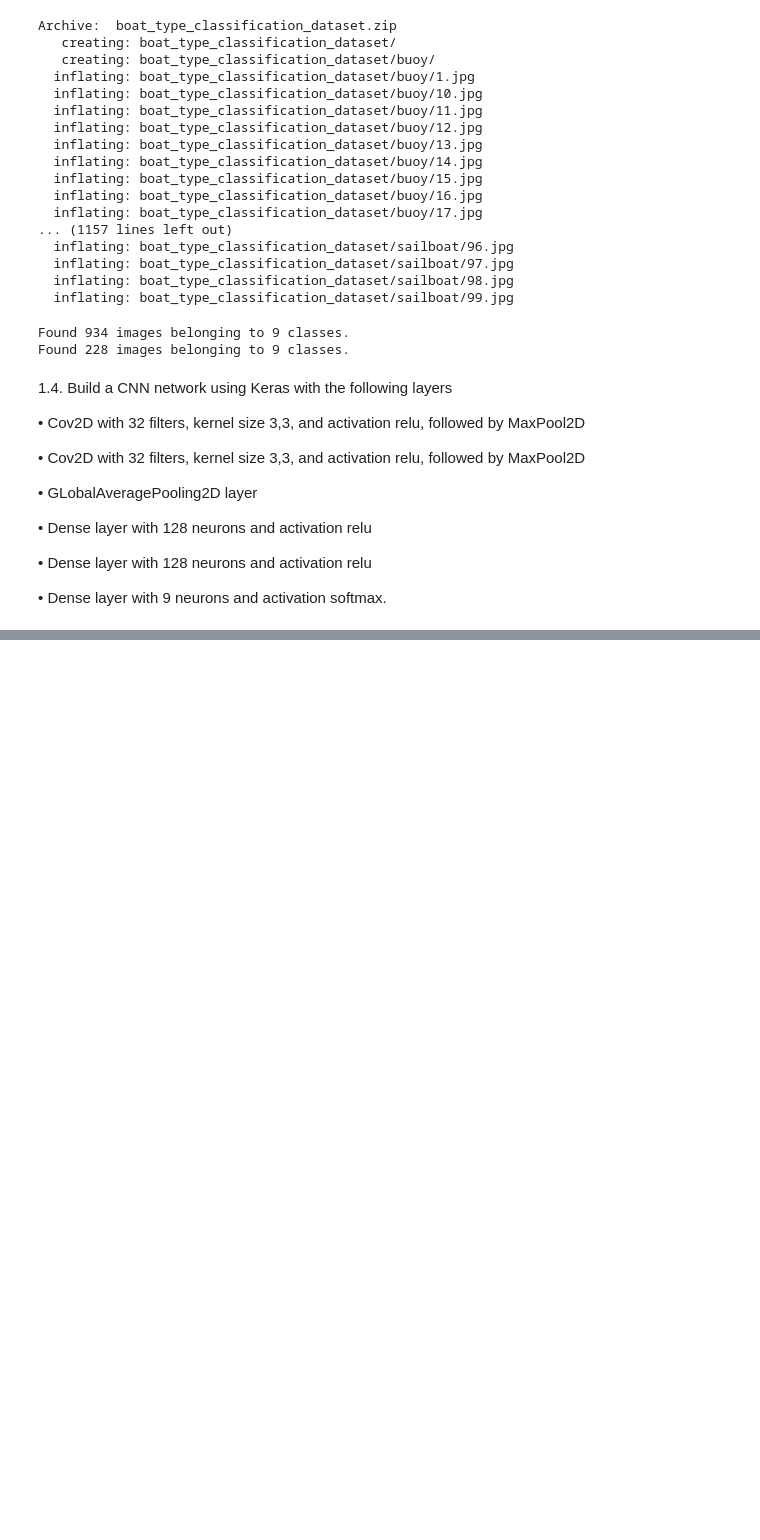
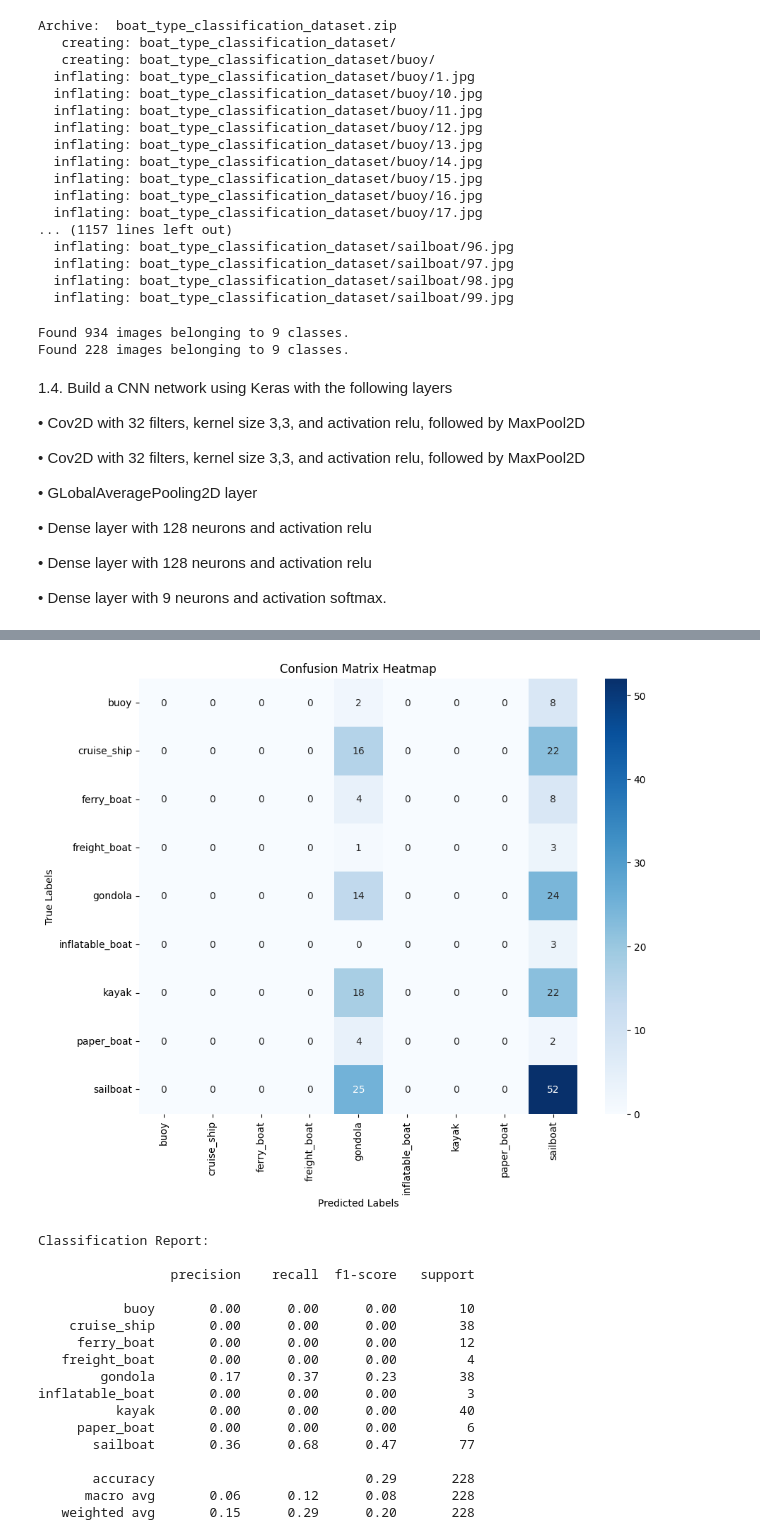
Before and after one commit to agarwalpratik/aiml, a Jupyter notebook: Automating_Port_Operations_DeepLearning.ipynb, the cells around one changed output, grey strips where cells are left out. Drawn from its saved outputs; the diff is of its cells as text; code cells hidden in the pictures; blank space fills up the shorter version.

```diff
--- a/Automating_Port_Operations_DeepLearning.ipynb
+++ b/Automating_Port_Operations_DeepLearning.ipynb
@@ -326,0 +283,38 @@ Test Precision: 0.6833, Test Recall: 0.1798
+# %%
+# 1.8 Plot heatmap of the confusion matrix and print classification report.
+
+import numpy as np
+import matplotlib.pyplot as plt
+import seaborn as sns
+from sklearn.metrics import confusion_matrix, classification_report
+
+# Number of samples in the test dataset
+test_steps = testImageData.samples // testImageData.batch_size
+if testImageData.samples % testImageData.batch_size != 0:
+    test_steps += 1  # Include the last incomplete batch if it exists
+
+# Generate predictions
+y_pred_prob = model.predict(testImageData, steps=test_steps, verbose=1)
+
+# Align the predicted and true labels
+y_pred = np.argmax(y_pred_prob, axis=1)  # Predicted class indices
+y_true = testImageData.classes[:len(y_pred)]  # True labels aligned with predictions
+
+# Get class labels (mapping of indices to class names)
+class_labels = list(testImageData.class_indices.keys())
+
+# Confusion Matrix
+conf_matrix = confusion_matrix(y_true, y_pred)
+
+# Plot heatmap
+plt.figure(figsize=(10, 8))
+sns.heatmap(conf_matrix, annot=True, fmt='d', cmap='Blues', xticklabels=class_labels, yticklabels=class_labels)
+plt.title("Confusion Matrix Heatmap")
+plt.xlabel("Predicted Labels")
+plt.ylabel("True Labels")
+plt.show()
+
+# Classification Report
+print("Classification Report:\n")
+print(classification_report(y_true, y_pred, target_names=class_labels))
+# %% [output]
@@ -326,0 +322,18 @@ Test Precision: 0.6833, Test Recall: 0.1798
+[figure, added]
+Classification Report:
+
+                 precision    recall  f1-score   support
+
+           buoy       0.00      0.00      0.00        10
+    cruise_ship       0.00      0.00      0.00        38
+     ferry_boat       0.00      0.00      0.00        12
+   freight_boat       0.00      0.00      0.00         4
+        gondola       0.17      0.37      0.23        38
+inflatable_boat       0.00      0.00      0.00         3
+          kayak       0.00      0.00      0.00        40
+     paper_boat       0.00      0.00      0.00         6
+       sailboat       0.36      0.68      0.47        77
+
+       accuracy                           0.29       228
+      macro avg       0.06      0.12      0.08       228
+   weighted avg       0.15      0.29      0.20       228
```
Also changed, not shown: parts of 10 cells of this notebook.
